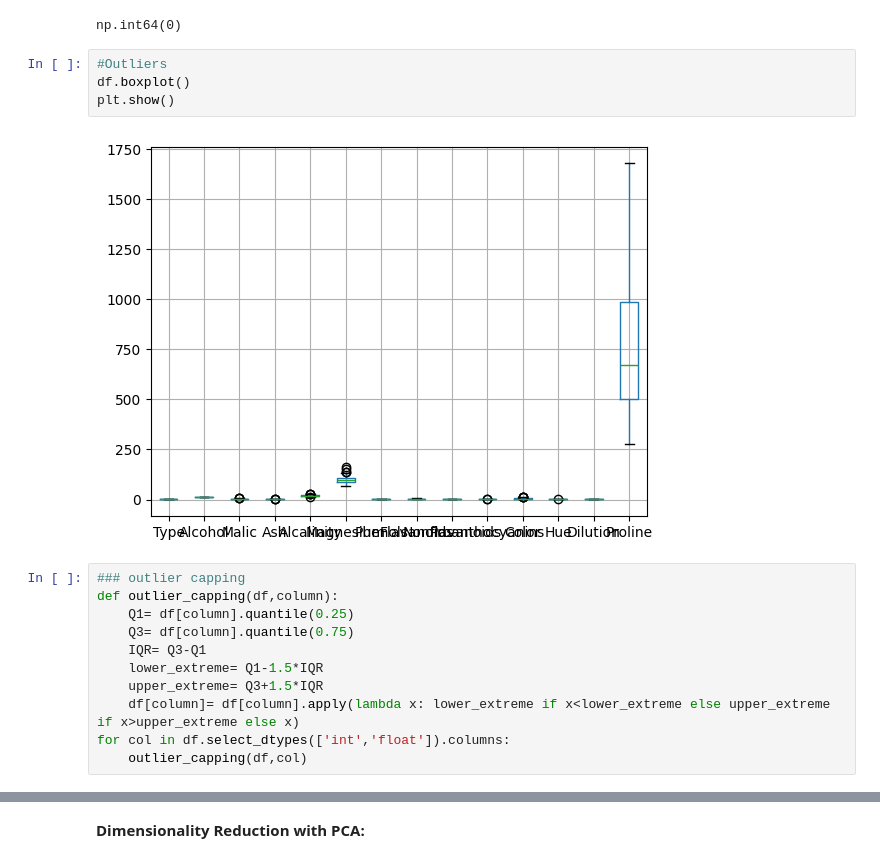
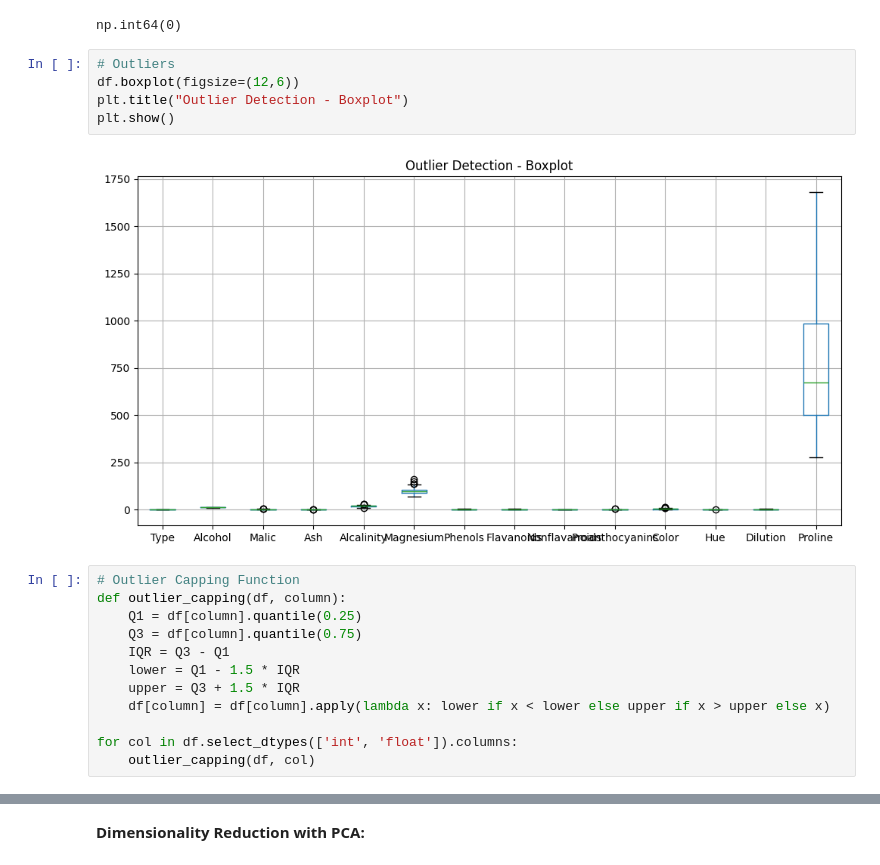
Before and after one commit to Sudeepkanase/Data_Science_work, a Jupyter notebook: Assignment_PCA.ipynb, the cells around one changed output, grey strips where cells are left out. Drawn from its saved outputs; the diff is of its cells as text.

```diff
--- a/Assignment_PCA.ipynb
+++ b/Assignment_PCA.ipynb
@@ -63,20 +65,22 @@ df.duplicated().sum()
 # %% [output]
 np.int64(0)
 # %%
-#Outliers
-df.boxplot()
+# Outliers
+df.boxplot(figsize=(12,6))
+plt.title("Outlier Detection - Boxplot")
 plt.show()
 # %% [output]
-[figure, old version]
+[figure, new version]
 # %%
-### outlier capping
-def outlier_capping(df,column):
-    Q1= df[column].quantile(0.25)
-    Q3= df[column].quantile(0.75)
-    IQR= Q3-Q1
-    lower_extreme= Q1-1.5*IQR
-    upper_extreme= Q3+1.5*IQR
-    df[column]= df[column].apply(lambda x: lower_extreme if x<lower_extreme else upper_extreme if x>upper_extreme else x)
-for col in df.select_dtypes(['int','float']).columns:
-    outlier_capping(df,col)
+# Outlier Capping Function
+def outlier_capping(df, column):
+    Q1 = df[column].quantile(0.25)
+    Q3 = df[column].quantile(0.75)
+    IQR = Q3 - Q1
+    lower = Q1 - 1.5 * IQR
+    upper = Q3 + 1.5 * IQR
+    df[column] = df[column].apply(lambda x: lower if x < lower else upper if x > upper else x)
+
+for col in df.select_dtypes(['int', 'float']).columns:
+    outlier_capping(df, col)
 # %%
```
Also changed, not shown: parts of 44 cells of this notebook.
